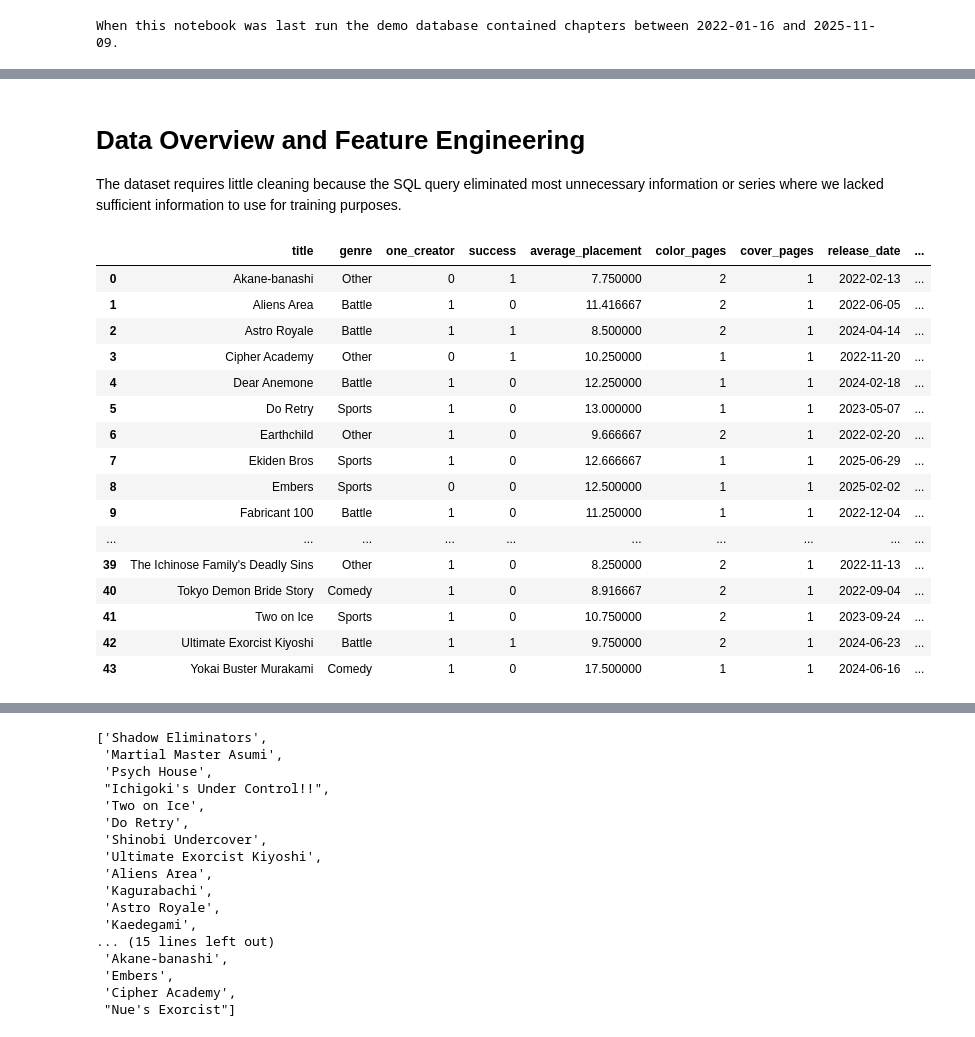
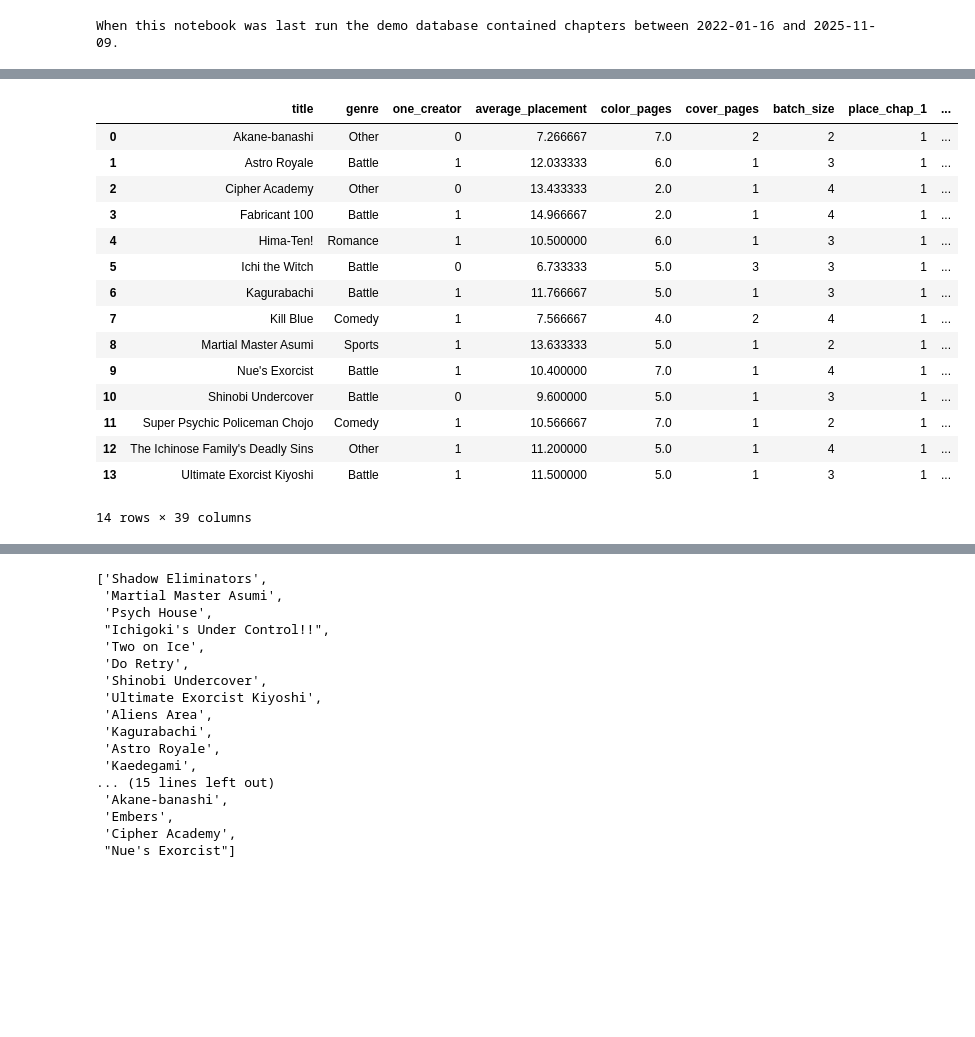
Before and after one commit to DevinGent/shonen-jump-sql, a Jupyter notebook: model_testing.ipynb, the cells around one changed output, grey strips where cells are left out. Saved outputs shown, nothing was run; the diff lists cells and outputs as text; code cells hidden in the pictures; blank space fills up the shorter version.

```diff
--- a/model_testing.ipynb
+++ b/model_testing.ipynb
@@ -124,0 +116,19 @@ Where 1 ensures we have information on starting success and 2 ensures we have in
+# %%
+complex_data
+# %% [output]
+|  | title | genre | one_creator | average_placement | color_pages | cover_pages | batch_size | place_chap_1 | ... |
+| 0 | Akane-banashi | Other | 0 | 7.266667 | 7.0 | 2 | 2 | 1 | ... |
+| 1 | Astro Royale | Battle | 1 | 12.033333 | 6.0 | 1 | 3 | 1 | ... |
+| 2 | Cipher Academy | Other | 0 | 13.433333 | 2.0 | 1 | 4 | 1 | ... |
+| 3 | Fabricant 100 | Battle | 1 | 14.966667 | 2.0 | 1 | 4 | 1 | ... |
+| 4 | Hima-Ten! | Romance | 1 | 10.500000 | 6.0 | 1 | 3 | 1 | ... |
+| 5 | Ichi the Witch | Battle | 0 | 6.733333 | 5.0 | 3 | 3 | 1 | ... |
+| 6 | Kagurabachi | Battle | 1 | 11.766667 | 5.0 | 1 | 3 | 1 | ... |
+| 7 | Kill Blue | Comedy | 1 | 7.566667 | 4.0 | 2 | 4 | 1 | ... |
+| 8 | Martial Master Asumi | Sports | 1 | 13.633333 | 5.0 | 1 | 2 | 1 | ... |
+| 9 | Nue's Exorcist | Battle | 1 | 10.400000 | 7.0 | 1 | 4 | 1 | ... |
+| 10 | Shinobi Undercover | Battle | 0 | 9.600000 | 5.0 | 1 | 3 | 1 | ... |
+| 11 | Super Psychic Policeman Chojo | Comedy | 1 | 10.566667 | 7.0 | 1 | 2 | 1 | ... |
+| 12 | The Ichinose Family's Deadly Sins | Other | 1 | 11.200000 | 5.0 | 1 | 4 | 1 | ... |
+| 13 | Ultimate Exorcist Kiyoshi | Battle | 1 | 11.500000 | 5.0 | 1 | 3 | 1 | ... |
+14 rows × 39 columns
@@ -125,27 +137,3 @@ Where 1 ensures we have information on starting success and 2 ensures we have in
 # %%
 # We close the connection now that we have obtained all the information from the database we need.
 connection.close()
-# %% [markdown]
-# Data Overview and Feature Engineering
-
-The dataset requires little cleaning because the SQL query eliminated most unnecessary information or series where we lacked sufficient information to use for training purposes.
-# %%
-df
-# %% [output]
-|  | title | genre | one_creator | success | average_placement | color_pages | cover_pages | release_date | ... |
-| 0 | Akane-banashi | Other | 0 | 1 | 7.750000 | 2 | 1 | 2022-02-13 | ... |
-| 1 | Aliens Area | Battle | 1 | 0 | 11.416667 | 2 | 1 | 2022-06-05 | ... |
-| 2 | Astro Royale | Battle | 1 | 1 | 8.500000 | 2 | 1 | 2024-04-14 | ... |
-| 3 | Cipher Academy | Other | 0 | 1 | 10.250000 | 1 | 1 | 2022-11-20 | ... |
-| 4 | Dear Anemone | Battle | 1 | 0 | 12.250000 | 1 | 1 | 2024-02-18 | ... |
-| 5 | Do Retry | Sports | 1 | 0 | 13.000000 | 1 | 1 | 2023-05-07 | ... |
-| 6 | Earthchild | Other | 1 | 0 | 9.666667 | 2 | 1 | 2022-02-20 | ... |
-| 7 | Ekiden Bros | Sports | 1 | 0 | 12.666667 | 1 | 1 | 2025-06-29 | ... |
-| 8 | Embers | Sports | 0 | 0 | 12.500000 | 1 | 1 | 2025-02-02 | ... |
-| 9 | Fabricant 100 | Battle | 1 | 0 | 11.250000 | 1 | 1 | 2022-12-04 | ... |
-| ... | ... | ... | ... | ... | ... | ... | ... | ... | ... |
-| 39 | The Ichinose Family's Deadly Sins | Other | 1 | 0 | 8.250000 | 2 | 1 | 2022-11-13 | ... |
-| 40 | Tokyo Demon Bride Story | Comedy | 1 | 0 | 8.916667 | 2 | 1 | 2022-09-04 | ... |
-| 41 | Two on Ice | Sports | 1 | 0 | 10.750000 | 2 | 1 | 2023-09-24 | ... |
-| 42 | Ultimate Exorcist Kiyoshi | Battle | 1 | 1 | 9.750000 | 2 | 1 | 2024-06-23 | ... |
-| 43 | Yokai Buster Murakami | Comedy | 1 | 0 | 17.500000 | 1 | 1 | 2024-06-16 | ... |
```
Also changed, not shown: parts of 30 cells of this notebook, 2 other files.
